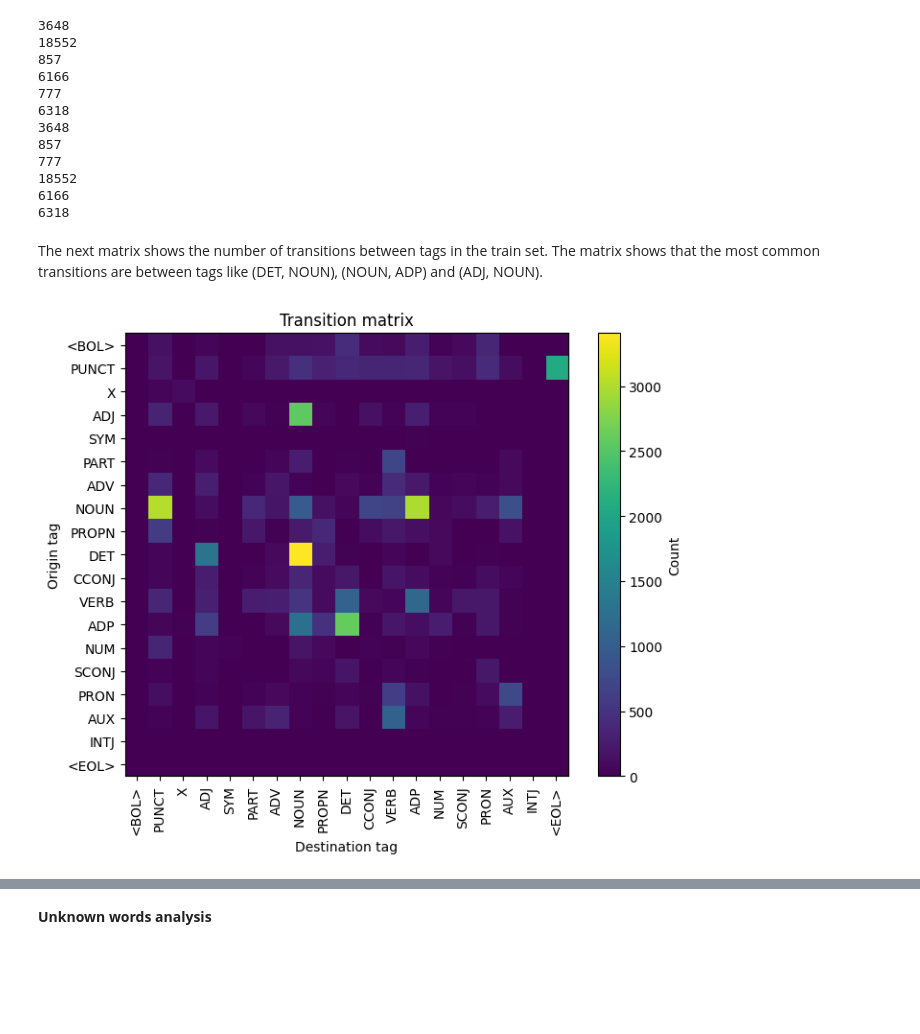
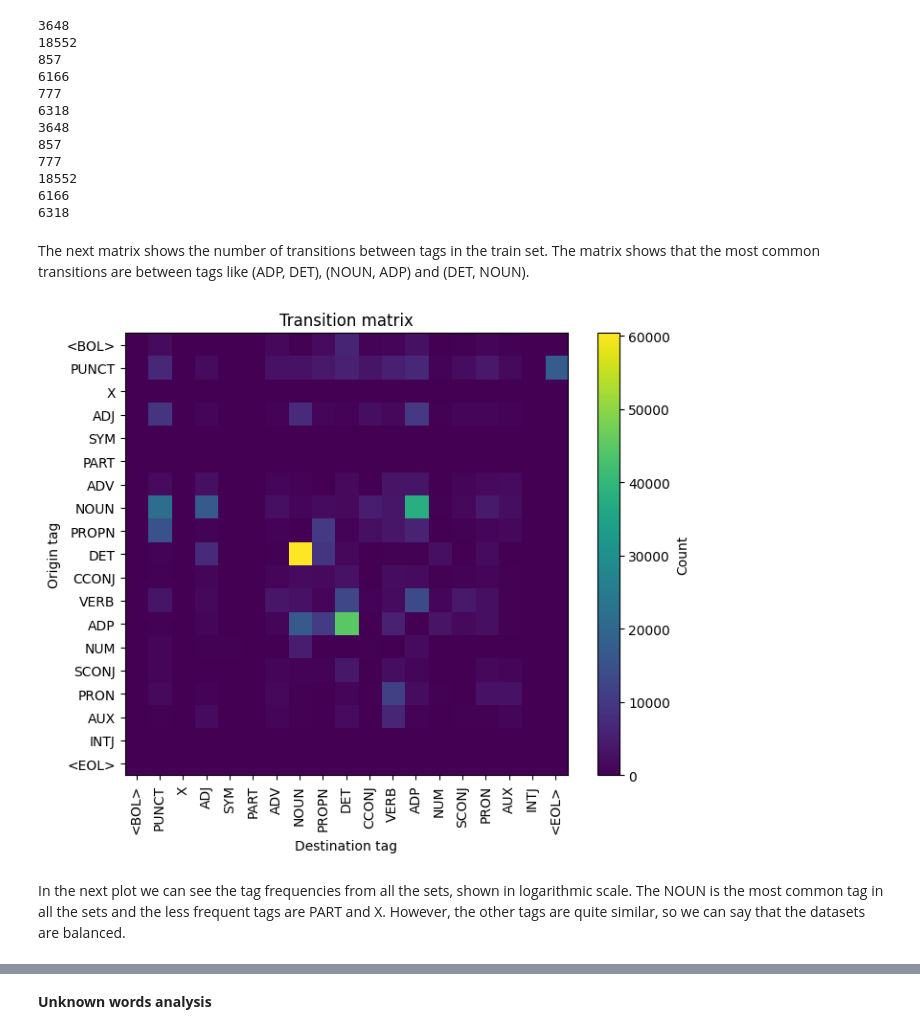
Before and after one commit to Maits27/Computational_syntax, a Jupyter notebook: resultAnalysis.ipynb, the cells around one changed output, grey strips where cells are left out. Drawn from its saved outputs; the diff is of its cells as text; code cells hidden in the pictures; blank space fills up the shorter version.

Commit message:
spanish analysis

```diff
--- a/resultAnalysis.ipynb
+++ b/resultAnalysis.ipynb
@@ -262,10 +266,12 @@ total_counts = count_occurrences('UD-Data/', ['train', 'dev', 'test'], write=Fal
 6166
 6318
 # %% [markdown]
-The next matrix shows the number of transitions between tags in the train set. The matrix shows that the most common transitions are between tags like (DET, NOUN), (NOUN, ADP) and (ADJ, NOUN).
+The next matrix shows the number of transitions between tags in the train set. The matrix shows that the most common transitions are between tags like (ADP, DET), (NOUN, ADP) and (DET, NOUN).
 # %%
-transitions = total_counts['English']['transitions']
+transitions = total_counts['Spanish']['transitions']
 transition_matrix(transitions)
 # %% [output]
-[figure, old version]
+[figure, new version]
+# %% [markdown]
+In the next plot we can see the tag frequencies from all the sets, shown in logarithmic scale. The NOUN is the most common tag in all the sets and the less frequent tags are PART and X. However, the other tags are quite similar, so we can say that the datasets are balanced.
 # %%
```
Also changed, not shown: parts of 6 cells of this notebook.
